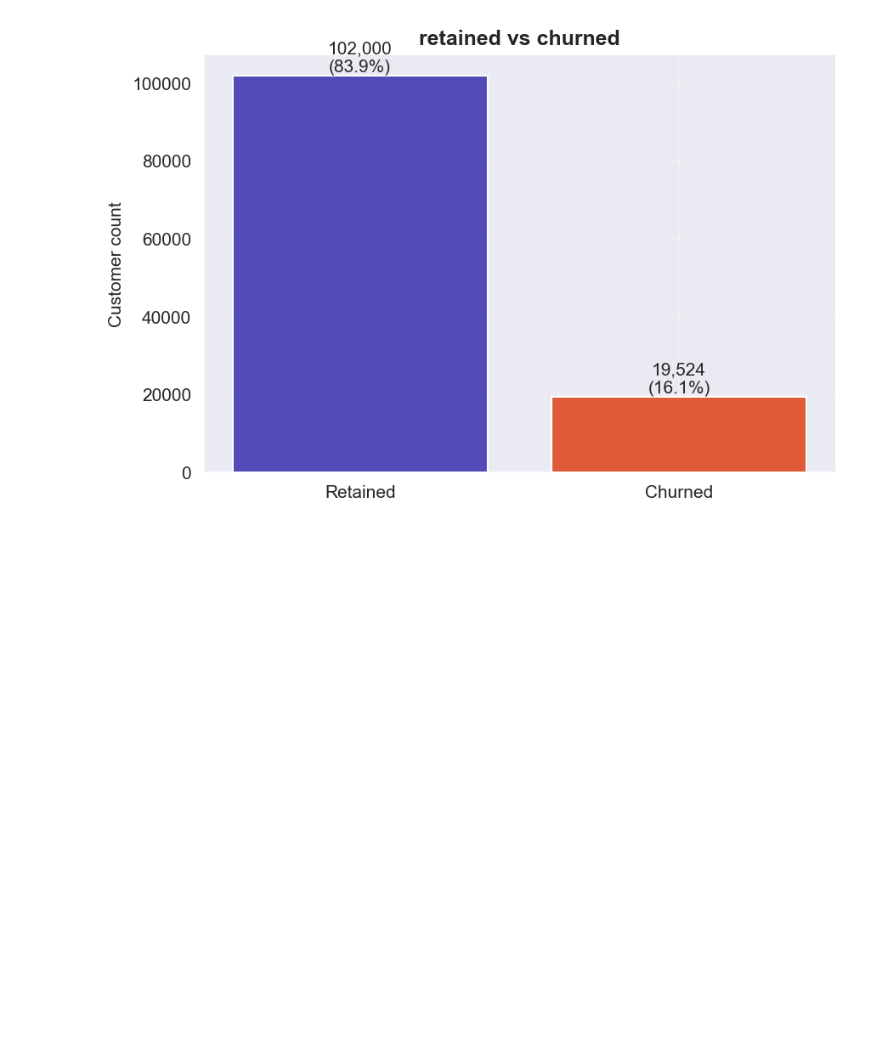
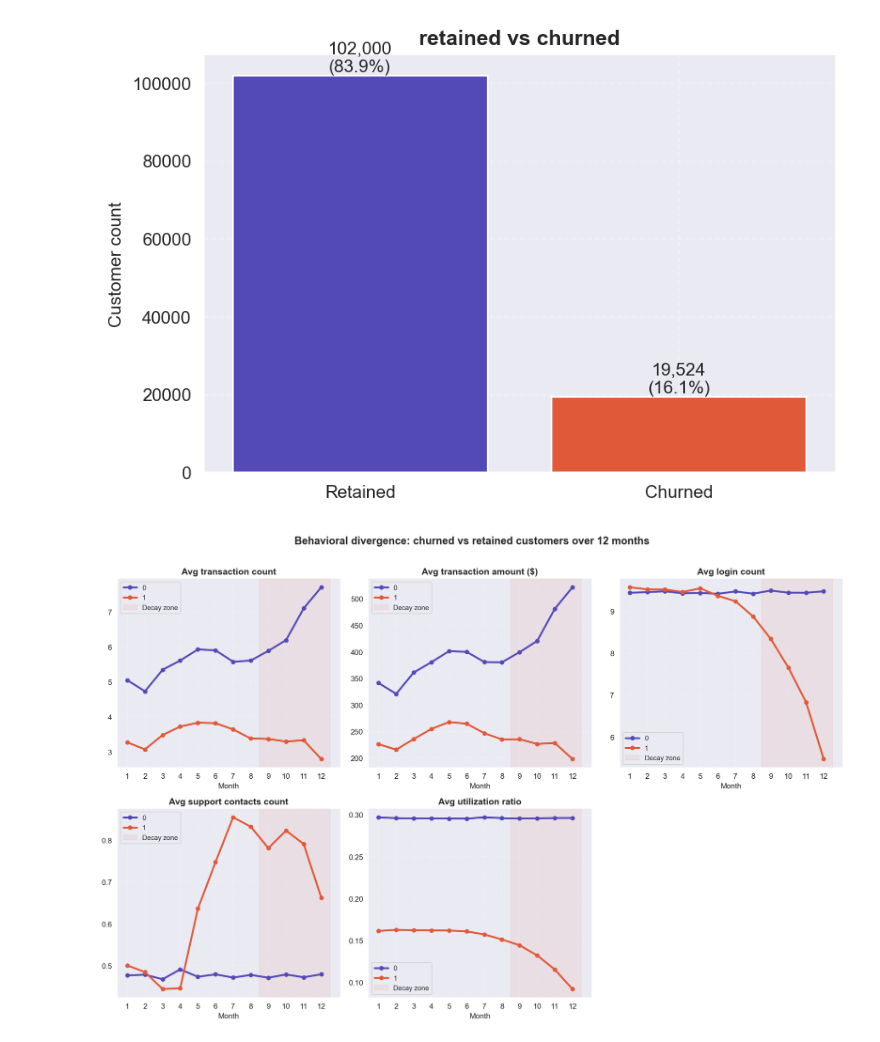
Before and after one commit to tomirisrakhymzhan/FintechChurnAnalysis, a Jupyter notebook: notebooks/02_eda.ipynb, the cells around one changed output. Cells and saved outputs as stored; diff of their text form; code cells hidden in the pictures; blank space fills up the shorter version.

Commit message:
line chart avg metrics retained vs churned customers

```diff
--- a/notebooks/02_eda.ipynb
+++ b/notebooks/02_eda.ipynb
@@ -107,3 +67,47 @@ plt.savefig('../data/processed/eda_class_balance.png', dpi=150)
 plt.show()
 # %% [output]
 [figure]
+# %%
+#vis 2 - line chart of avg metrics over time, churned vs retained
+metrics = {
+            'txn_count':        'Avg transaction count',
+            'txn_amount':       'Avg transaction amount ($)',
+            'login_count':      'Avg login count',
+            'support_contacts': 'Avg support contacts count',
+            'utilization_ratio':'Avg utilization ratio',
+            }
+fig, axes = plt.subplots(2, 3, figsize=(14, 9))
+axes = axes.flatten()
+axes[5].set_visible(False)  # hide the empty 6th slot
+for i, (col, label) in enumerate(metrics.items()):
+    monthly_avg = (
+        monthly_activity_df.groupby(['month', 'churned_flag'])[col]
+        .mean()
+        .reset_index()
+    )
+
+    for churn_label, color in [(0, RETAIN_COLOR), (1, CHURN_COLOR)]:
+        data = monthly_avg[monthly_avg['churned_flag'] == churn_label]
+        axes[i].plot(
+            data['month'], data[col],
+            marker='o', color=color,
+            label=churn_label, linewidth=2.5, markersize=5
+        )
+
+    # shade the last 4 months
+    axes[i].axvspan(8.5, 12.5, alpha=0.08, color=CHURN_COLOR, label='Decay zone')
+
+    axes[i].set_title(label, fontweight='bold', fontsize=12)
+    axes[i].set_xlabel('Month')
+    axes[i].set_xticks(range(1, 13))
+    axes[i].legend(fontsize=9)
+
+plt.suptitle(
+    'Behavioral divergence: churned vs retained customers over 12 months',
+    fontweight='bold', fontsize=14, y=1.01
+)
+plt.tight_layout()
+plt.savefig('../visualization/viz1_line_avrgs_churned_vs_retained.png', dpi=150, bbox_inches='tight')
+plt.show()
+# %% [output]
+[figure, added]
```
Also changed, not shown: parts of 3 cells of this notebook, 2 other files.
